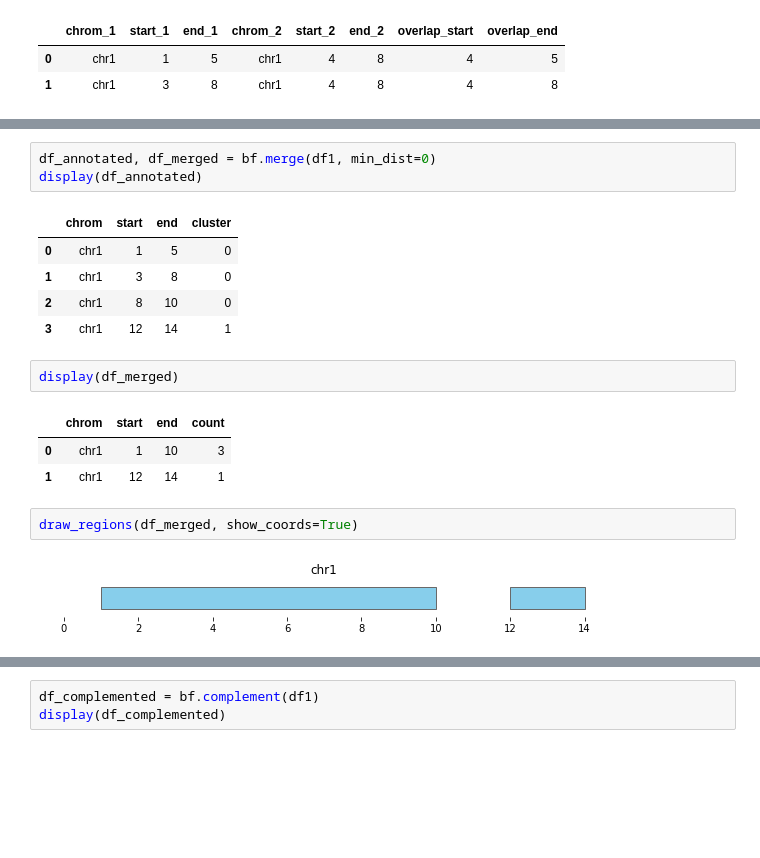
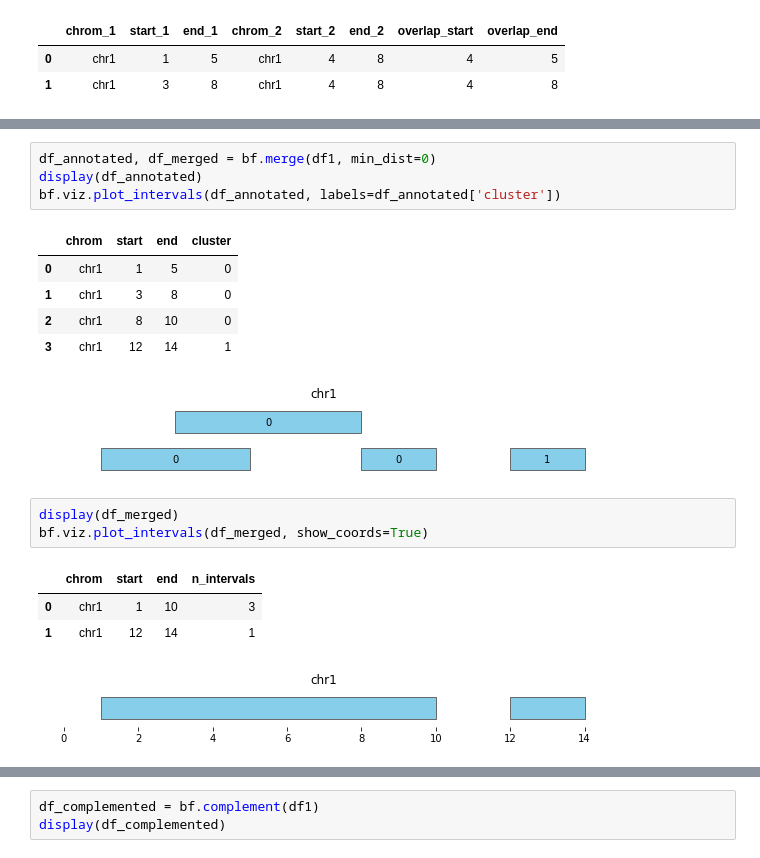
Before and after one commit to open2c/bioframe, a Jupyter notebook: docs/notebooks/intervals_tutorials.ipynb, the cells around one changed output, grey strips where cells are left out. Saved outputs shown, nothing was run; the diff lists cells and outputs as text; blank space fills up the shorter version.

```diff
--- a/docs/notebooks/intervals_tutorials.ipynb
+++ b/docs/notebooks/intervals_tutorials.ipynb
@@ -143,21 +75,21 @@ draw_regions(df1, show_coords=True)
 # %%
 df_annotated, df_merged = bf.merge(df1, min_dist=0)
 display(df_annotated)
+bf.viz.plot_intervals(df_annotated, labels=df_annotated['cluster'])
 # %% [output]
 |  | chrom | start | end | cluster |
 | 0 | chr1 | 1 | 5 | 0 |
 | 1 | chr1 | 3 | 8 | 0 |
 | 2 | chr1 | 8 | 10 | 0 |
 | 3 | chr1 | 12 | 14 | 1 |
+[figure, added]
-# %%
-display(df_merged)
-# %% [output]
-|  | chrom | start | end | count |
-| 0 | chr1 | 1 | 10 | 3 |
-| 1 | chr1 | 12 | 14 | 1 |
 # %%
-draw_regions(df_merged, show_coords=True)
+display(df_merged)
+bf.viz.plot_intervals(df_merged, show_coords=True)
 # %% [output]
+|  | chrom | start | end | n_intervals |
+| 0 | chr1 | 1 | 10 | 3 |
+| 1 | chr1 | 12 | 14 | 1 |
 [figure]
 # %%
 df_annotated, df_merged = bf.merge(df1, min_dist=None)
```
Also changed, not shown: parts of 27 cells of this notebook.
